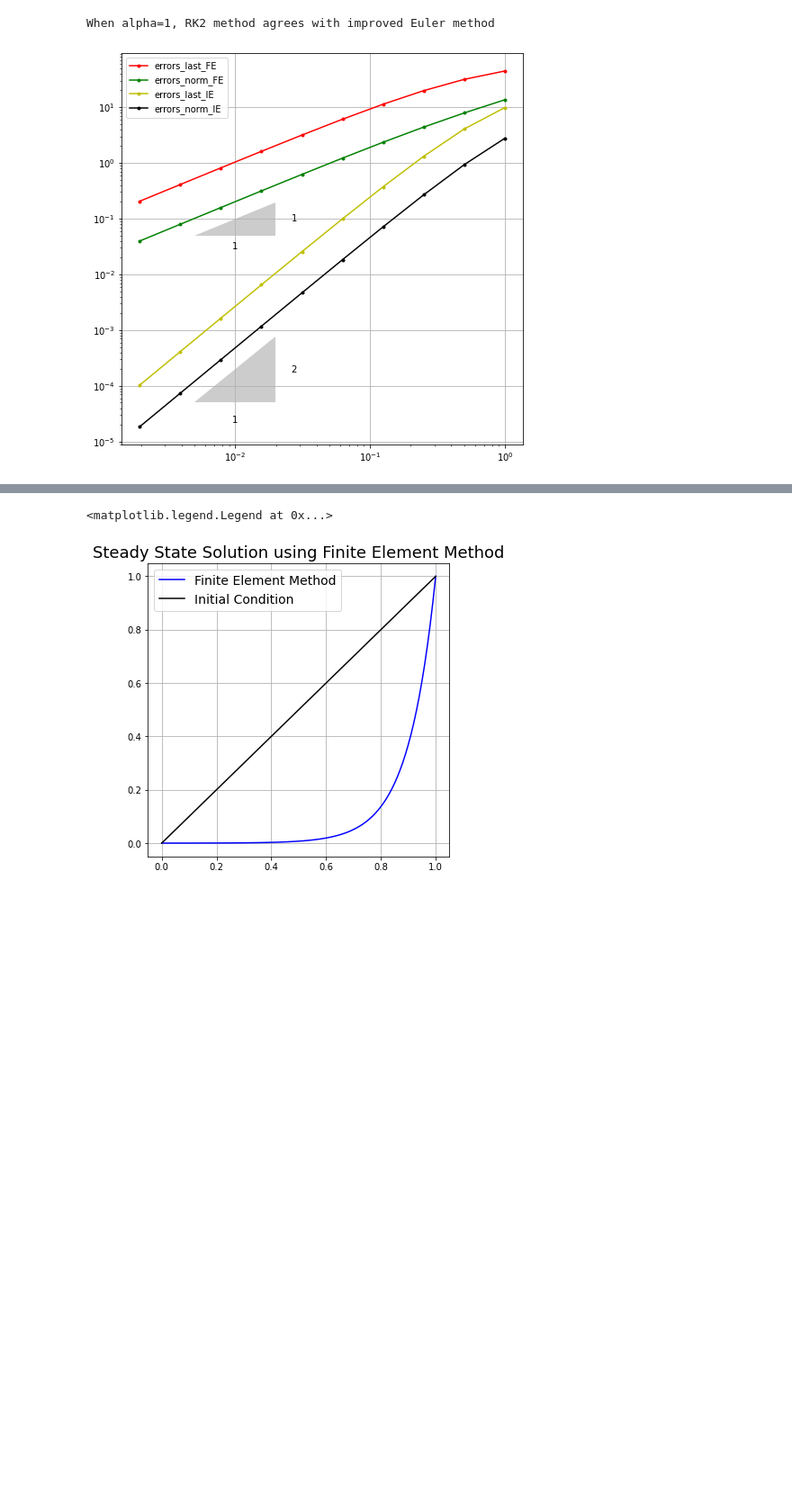
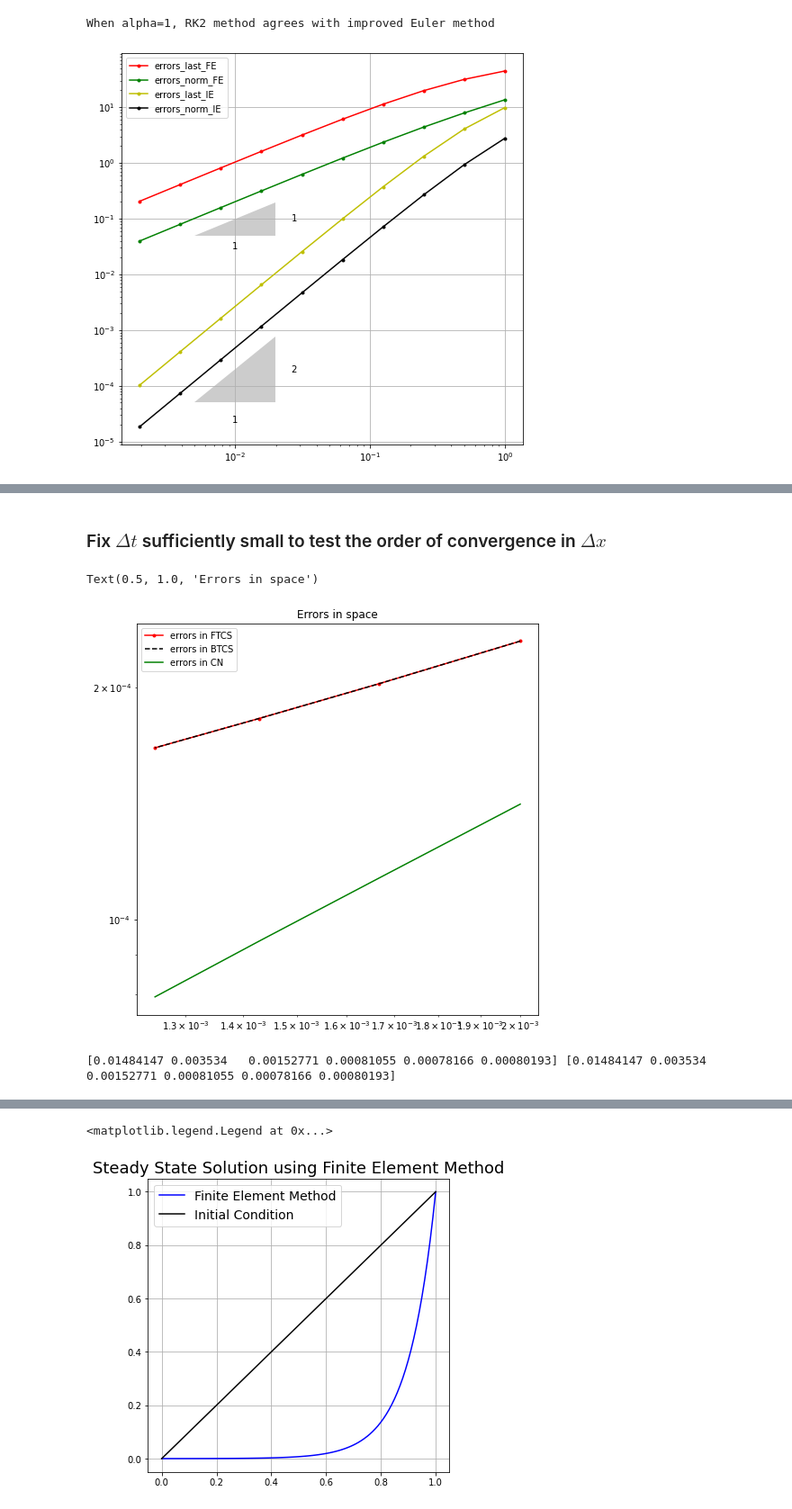
Before and after one commit to acse-xw1620/gitpractice, a Jupyter notebook: Untitled.ipynb, the cells around one changed output, grey strips where cells are left out. Shown at 90% size. Drawn from its saved outputs; the diff is of its cells as text; code cells hidden in the pictures; blank space fills up the shorter version.

```diff
--- a/Untitled.ipynb
+++ b/Untitled.ipynb
@@ -119 +261,72 @@ When alpha=1, RK2 method agrees with improved Euler method
+# %% [markdown]
+### Fix $\Delta t$ sufficiently small to test the order of convergence in $\Delta x$
+# %%
+n = np.array([500, 600, 700, 800])
+dxs = np.array(1/n)
+
+# mesh information
+U = 1
+kappa = 1./100.
+L = 10
+x0 = 2 # peak ouucrs at t = 2
+
+# Discreted time information
+dt = 0.001;
+tstart = 2;
+tend = 6
+t = np.arange(tstart, tend, dt)
+
+errors_FTCS = np.zeros(len(n))
+errors_BTCS = np.zeros(len(n))
+errors_CN = np.zeros(len(n))
+for i, dx in enumerate(dxs):
+    N = n[i]
+    A, x = Amatrix(Pe, L, U, N, CE, Periodic = True)
+    initial = exact_sol(U, kappa, x0, x, t[0])
+    exact = exact_sol(U, kappa, x0, x, t[-1])
+
+    # calculate FTCS
+    C_FTCS = np.zeros((len(x), len(t)))
+    C_FTCS[:, 0] = initial
+    I = np.eye(len(x))
+    A_FTCS = (I + A*dt)
+    for j in range(len(t)-1):
+        C_FTCS[:, j+1] = A_FTCS@C_FTCS[:, j]
+
+    errors_FTCS[i] = np.abs(np.linalg.norm(C_FTCS[:, -1] - exact, ord = 2)/len(x))
+
+    # calculate BTCS
+    C_BTCS = np.zeros((len(x), len(t)))
+    C_BTCS[:, 0] = initial
+    I = np.eye(len(x))
+    A_BTCS = np.linalg.inv((I - A*dt))
+    for j in range(len(t)-1):
+        C_BTCS[:, j+1] = A_FTCS@C_FTCS[:, j]
+
+    errors_BTCS[i] = np.abs(np.linalg.norm(C_BTCS[:, -1] - exact, ord = 2)/len(x))
+
+    # calculate CN
+    C_CN = np.zeros((len(x), len(t)))
+    C_CN[:, 0] = initial
+    I = np.eye(len(x))
+    A_CN = (np.linalg.inv(I-0.5*dt*A))@(I +0.5*dt*A)
+    for j in range(len(t)-1):
+        C_CN[:, j+1] = A_CN@C_CN[:, j]
+
+    errors_CN[i] = np.abs(np.linalg.norm(C_CN[:, -1] - exact, ord = 2)/len(x))
+
+fig = plt.figure(figsize = (8, 8))
+ax = fig.add_subplot(111)
+ax.loglog(dxs, errors_FTCS, 'r.-', label = 'errors in FTCS')
+ax.loglog(dxs, errors_BTCS, 'k--', label = 'errors in BTCS')
+ax.loglog(dxs, errors_CN, 'g-', label = 'errors in CN')
+ax.legend()
+ax.set_title('Errors in space')
+# %% [output]
+Text(0.5, 1.0, 'Errors in space')
+[figure, added]
+# %%
+print(errors_FTCS, errors_BTCS)
+# %% [output]
+[0.01484147 0.003534   0.00152771 0.00081055 0.00078166 0.00080193] [0.01484147 0.003534   0.00152771 0.00081055 0.00078166 0.00080193]
 # %% [markdown]
```
Also changed, not shown: parts of 6 cells of this notebook.
